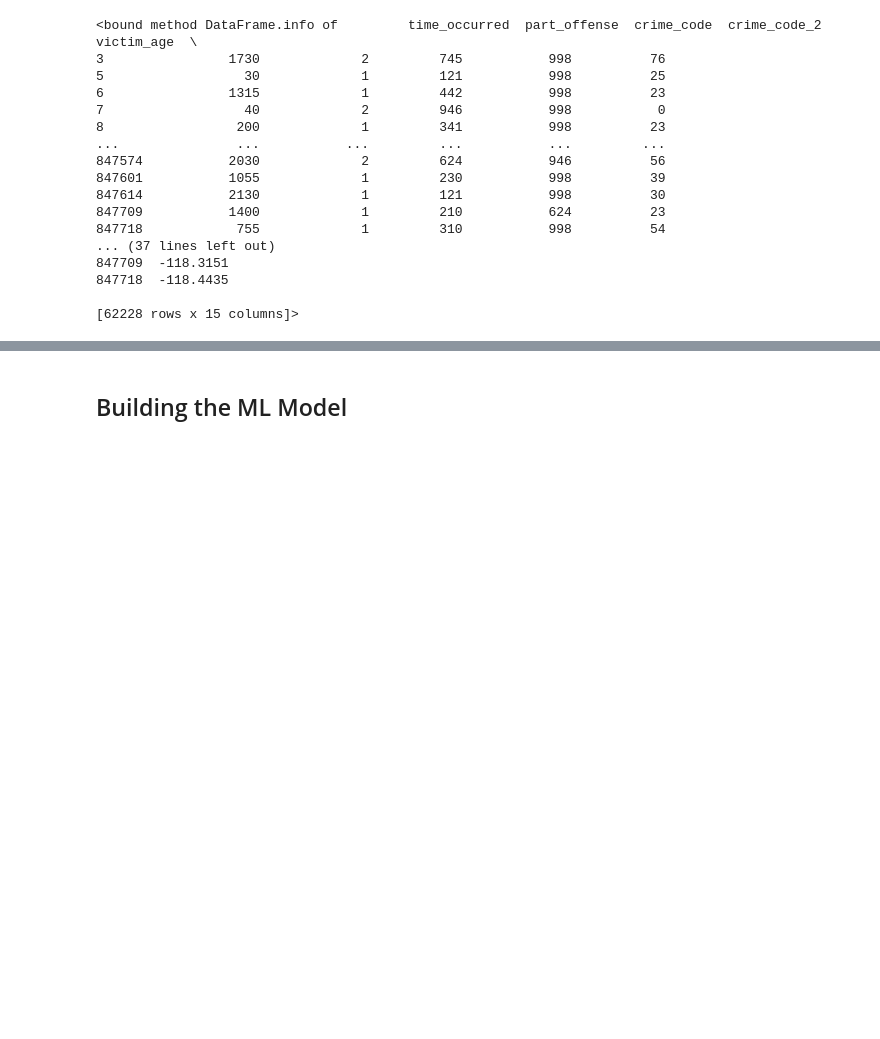
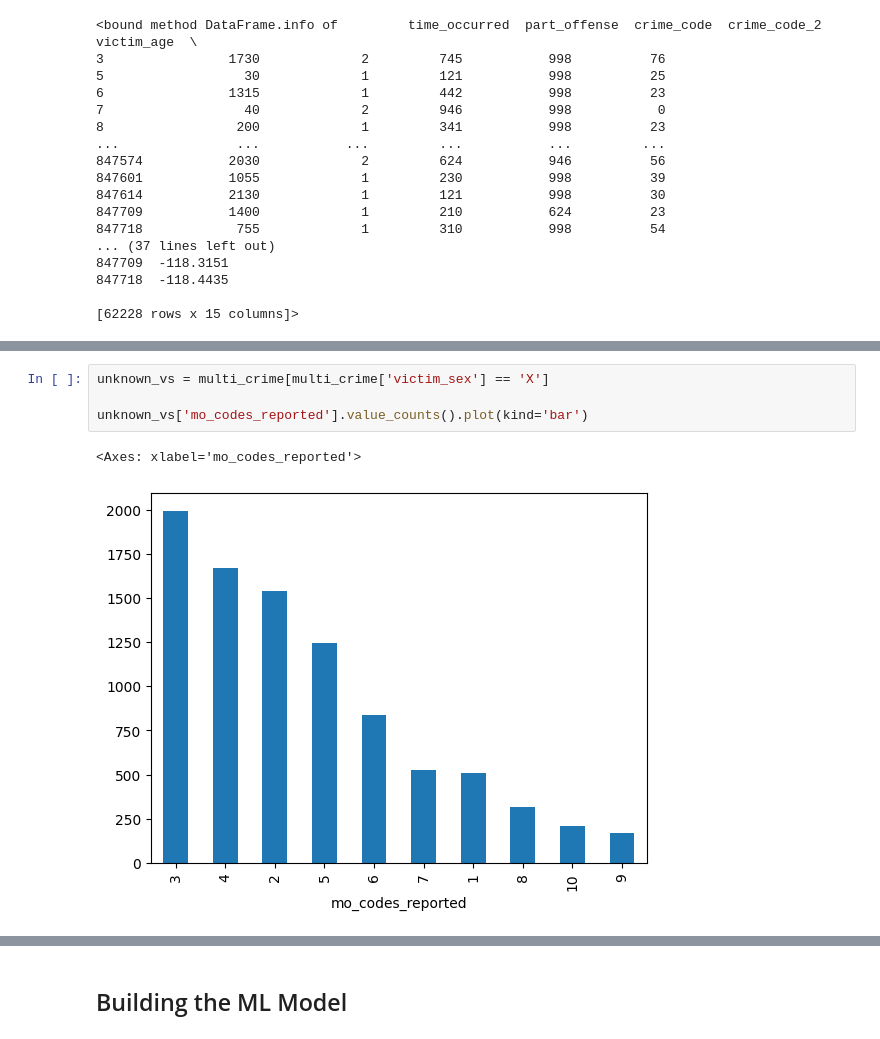
Before and after one commit to fbetan/ml-lapd-crime, a Jupyter notebook: lapd_crime_mlproject.ipynb, the cells around one changed output, grey strips where cells are left out. Saved outputs shown, nothing was run; the diff lists cells and outputs as text; blank space fills up the shorter version.

```diff
--- a/lapd_crime_mlproject.ipynb
+++ b/lapd_crime_mlproject.ipynb
@@ -678,0 +743,7 @@ multi_crime.info
+# %%
+unknown_vs = multi_crime[multi_crime['victim_sex'] == 'X']
+
+unknown_vs['mo_codes_reported'].value_counts().plot(kind='bar')
+# %% [output]
+<Axes: xlabel='mo_codes_reported'>
+[figure, added]
```
Also changed, not shown: parts of 55 cells of this notebook, 2 other files.
